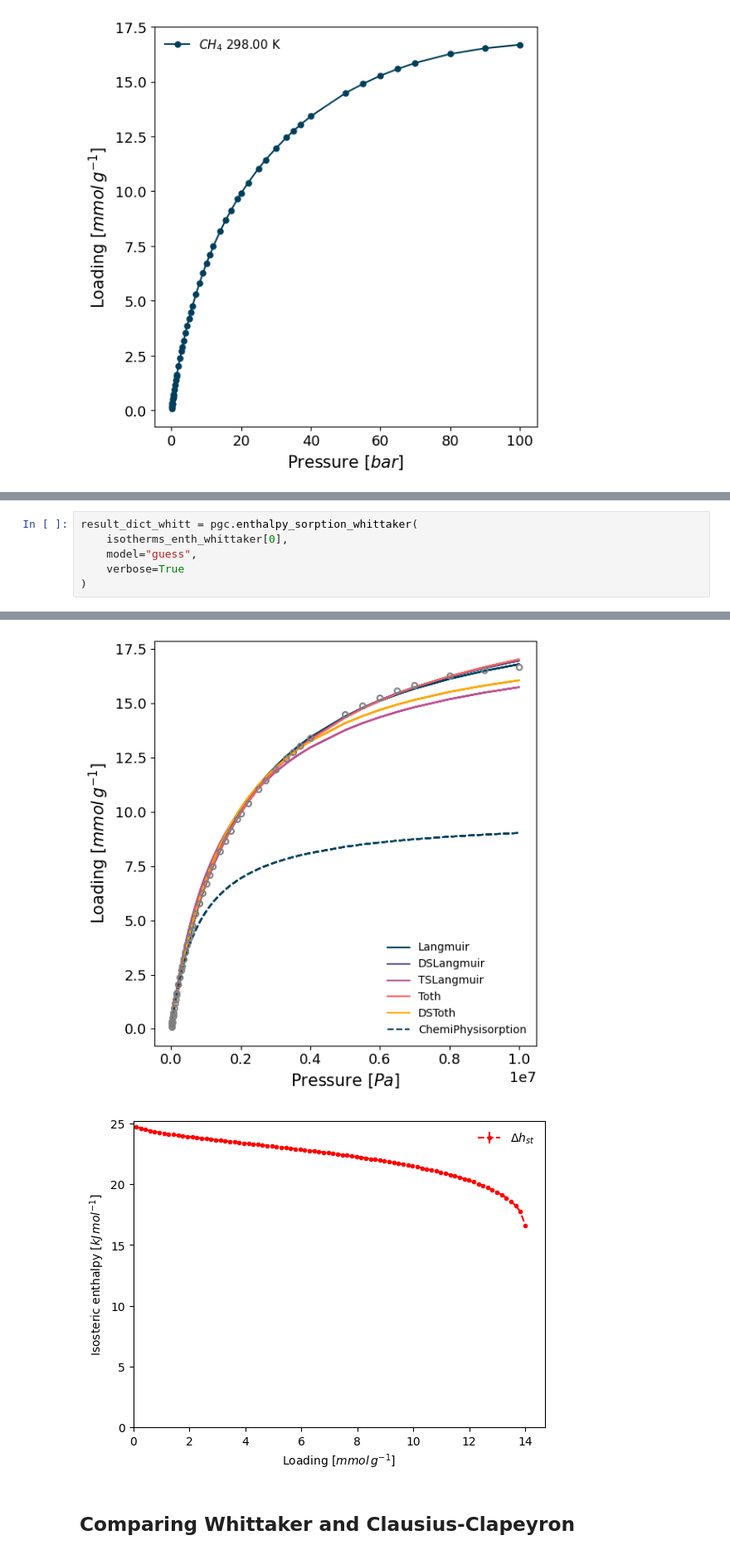
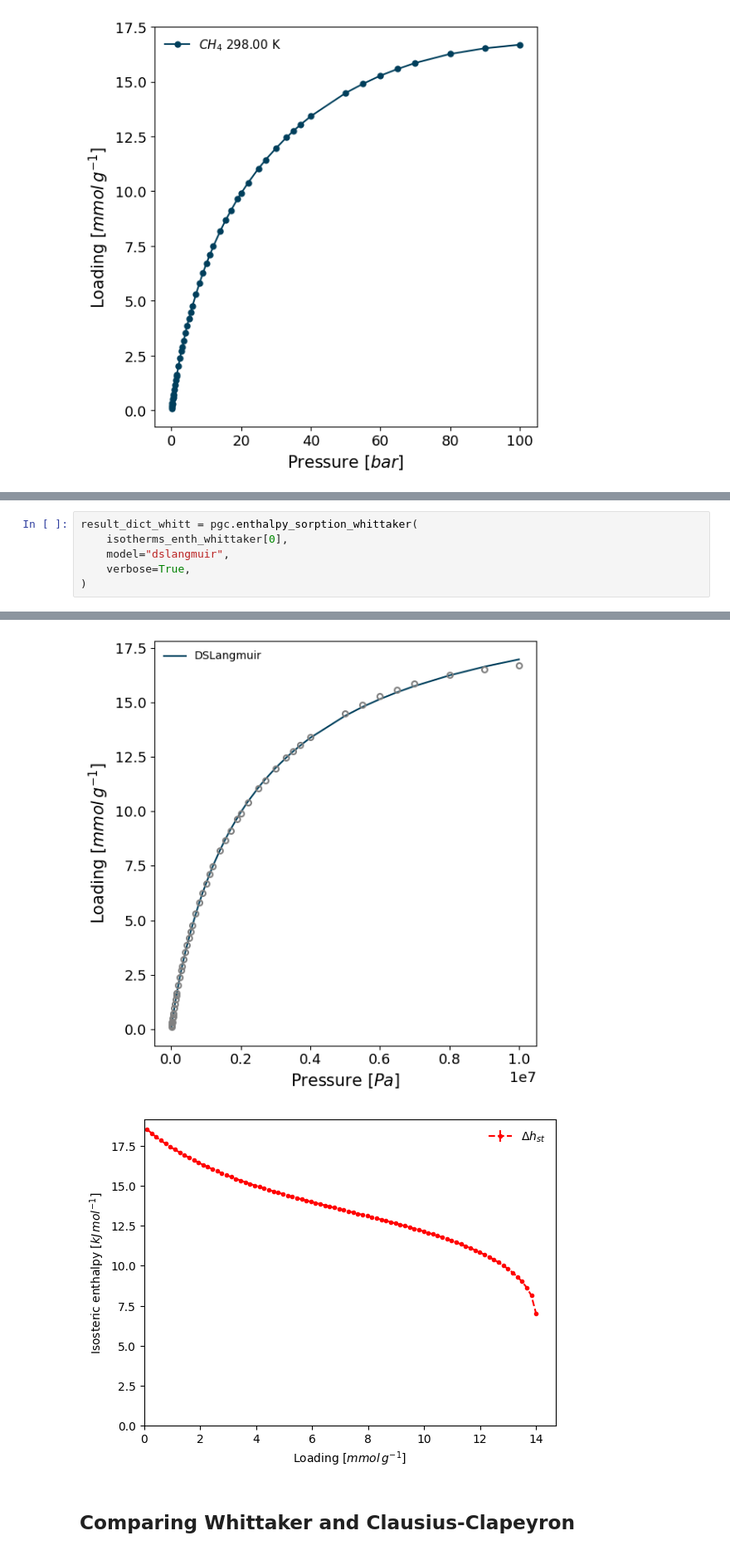
Before and after one commit to pauliacomi/pyGAPS, a Jupyter notebook: docs/examples/enthalpy_sorption.ipynb, the cells around one changed output, grey strips where cells are left out. Shown at 83% size. Cells and saved outputs as stored; diff of their text form.

```diff
--- a/docs/examples/enthalpy_sorption.ipynb
+++ b/docs/examples/enthalpy_sorption.ipynb
@@ -107,7 +96,7 @@ Alternatively, the PointIsotherm and the desired model can be passed as paramete
 # %%
 result_dict_whitt = pgc.enthalpy_sorption_whittaker(
     isotherms_enth_whittaker[0],
-    model="guess",
-    verbose=True
+    model="dslangmuir",
+    verbose=True,
 )
 # %% [output]
@@ -127,5 +105,5 @@ Best model fit is DSLangmuir.
-[figure, old version]
+[figure, new version]
-[figure, old version]
+[figure, new version]
 # %% [markdown]
 ## Comparing Whittaker and Clausius-Clapeyron
 # %% [markdown]
```
Also changed, not shown: parts of 18 cells of this notebook, 6 other files.
